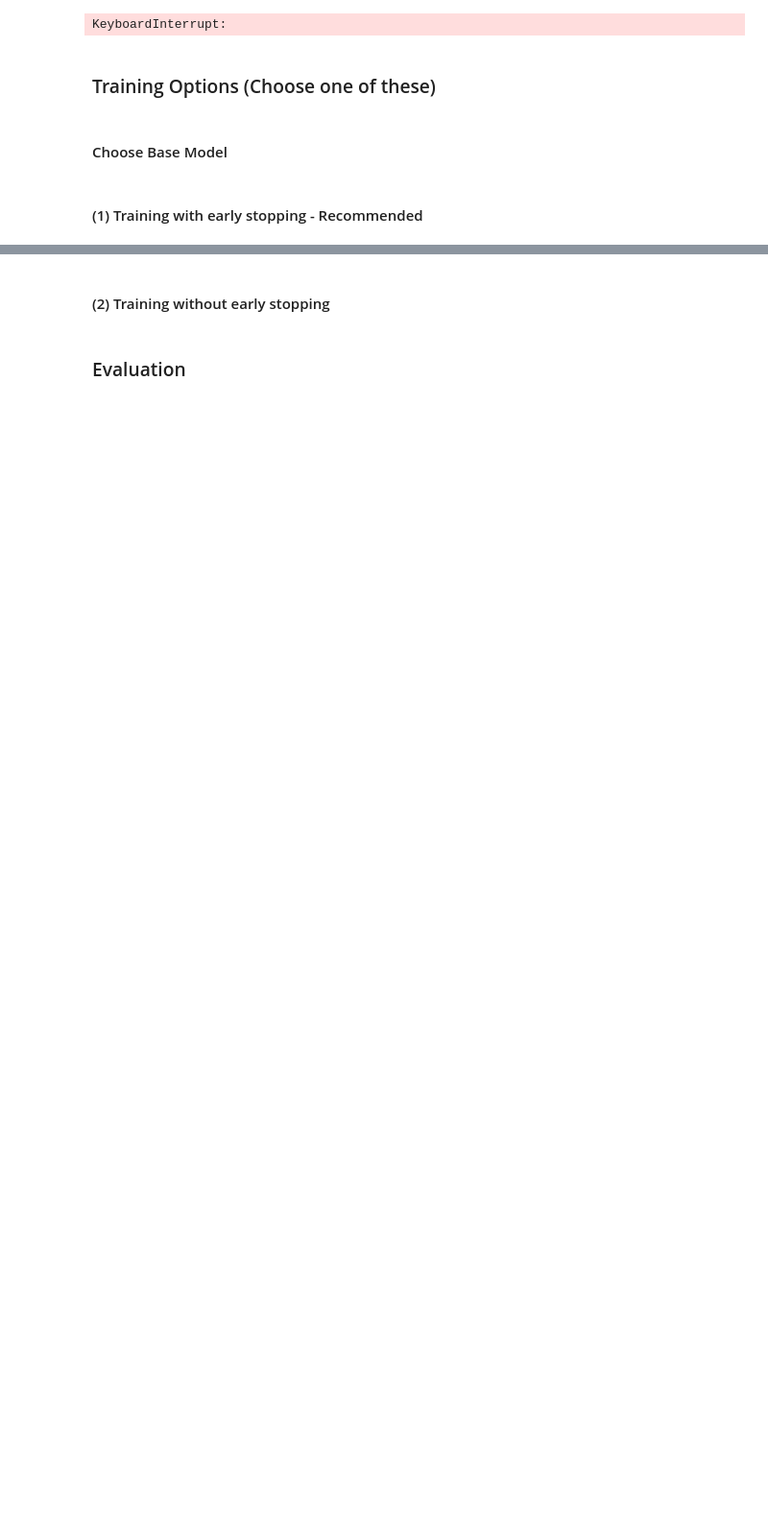
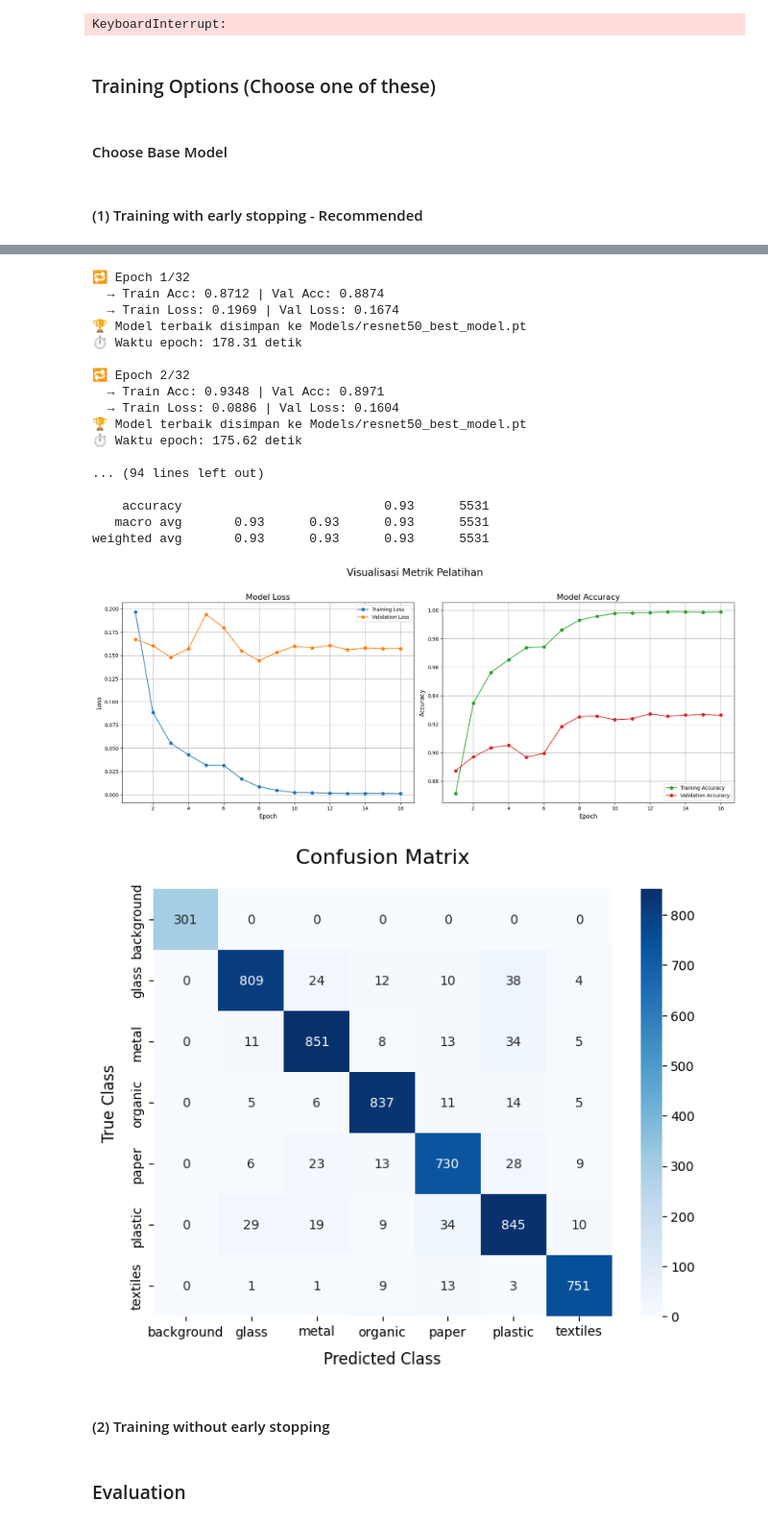
Before and after one commit to rediahmds/eco-sort, a Jupyter notebook: train/train_cnn.ipynb, the cells around one changed output, grey strips where cells are left out. Shown at 96% size. Drawn from its saved outputs; the diff is of its cells as text; code cells hidden in the pictures; blank space fills up the shorter version.

Commit message:
Kaggle Notebook | try resnet50 as base model

```diff
--- a/train/train_cnn.ipynb
+++ b/train/train_cnn.ipynb
@@ -740,12 +740,8 @@ model = model.to(device)
 
 # Configure optimizer
 # optimizer = torch.optim.Adam(model.parameters(), lr=0.0005) #
-# Learning rate yang lebih besar untuk classifier head yang baru
-HEAD_LR = 0.001
+optimizer = create_optimizer(model)
 
-# Learning rate yang jauh lebih kecil untuk layer-layer pre-trained
-BASE_LR = 0.0001
-optimizer = create_optimizer(model)
 # Cek untuk memastikan LR sudah benar
 print(f"Optimizer setup:")
 print(f"  - Learning rate untuk base model (features): {optimizer.param_groups[0]['lr']}")
@@ -878,33 +874,52 @@ try:
             print(f"📦 Model terbaru disimpan ke {latest_model_path}")
             if early_stop_counter >= patience:
                 print("⏹️ Early stopping terpicu.")
                 break
 
         duration = time.time() - start_time
         print(f"⏱️ Waktu epoch: {duration:.2f} detik")
         if USE_CLEARML:
             logger.report_scalar("Epoch Time (sec)", "Duration", value=duration, iteration=epoch)
 
         print()
 
 finally:
     # 🎉 Selesai
     print("\n=== Laporan Klasifikasi Akhir ===")
     print(classification_report(y_true, y_pred, target_names=class_names))
     if USE_CLEARML and 'task' in locals():
         print("Menutup task ClearML.")
         task.close()
 
     if train_losses and val_losses and train_accs and val_accs:
         plot_training_history(train_losses, val_losses, train_accs, val_accs)
         plot_confusion_matrix(y_true, y_pred, class_names)
         plt.show()
     else:
         print("Tidak ada data histori training untuk diplot.")
 # %% [output]
 Optimizer setup:
   - Learning rate untuk base model (features): 0.0001
   - Learning rate untuk classifier head: 0.001
+🔁 Epoch 1/32
+  → Train Acc: 0.8712 | Val Acc: 0.8874
+  → Train Loss: 0.1969 | Val Loss: 0.1674
+🏆 Model terbaik disimpan ke Models/resnet50_best_model.pt
+⏱️ Waktu epoch: 178.31 detik
+
+🔁 Epoch 2/32
+  → Train Acc: 0.9348 | Val Acc: 0.8971
+  → Train Loss: 0.0886 | Val Loss: 0.1604
+🏆 Model terbaik disimpan ke Models/resnet50_best_model.pt
+⏱️ Waktu epoch: 175.62 detik
+
+... (94 lines left out)
+
+    accuracy                           0.93      5531
+   macro avg       0.93      0.93      0.93      5531
+weighted avg       0.93      0.93      0.93      5531
+[figure, added]
+[figure, added]
 # %% [markdown]
 #### (2) Training without early stopping
 # %%
```
